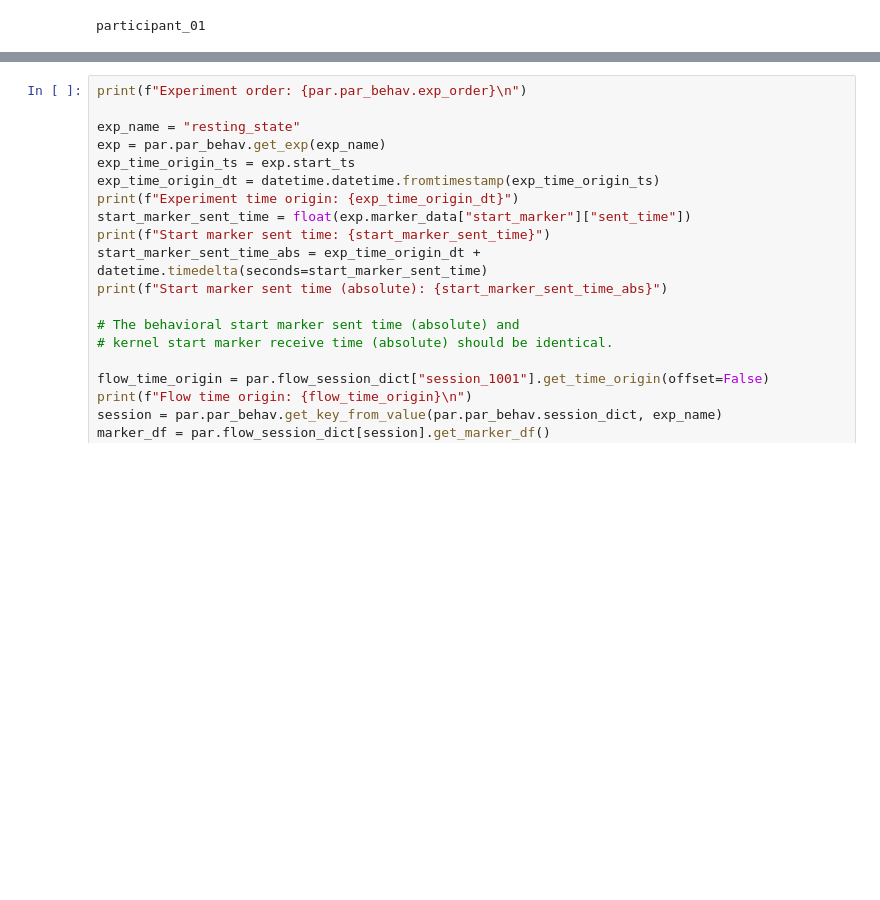
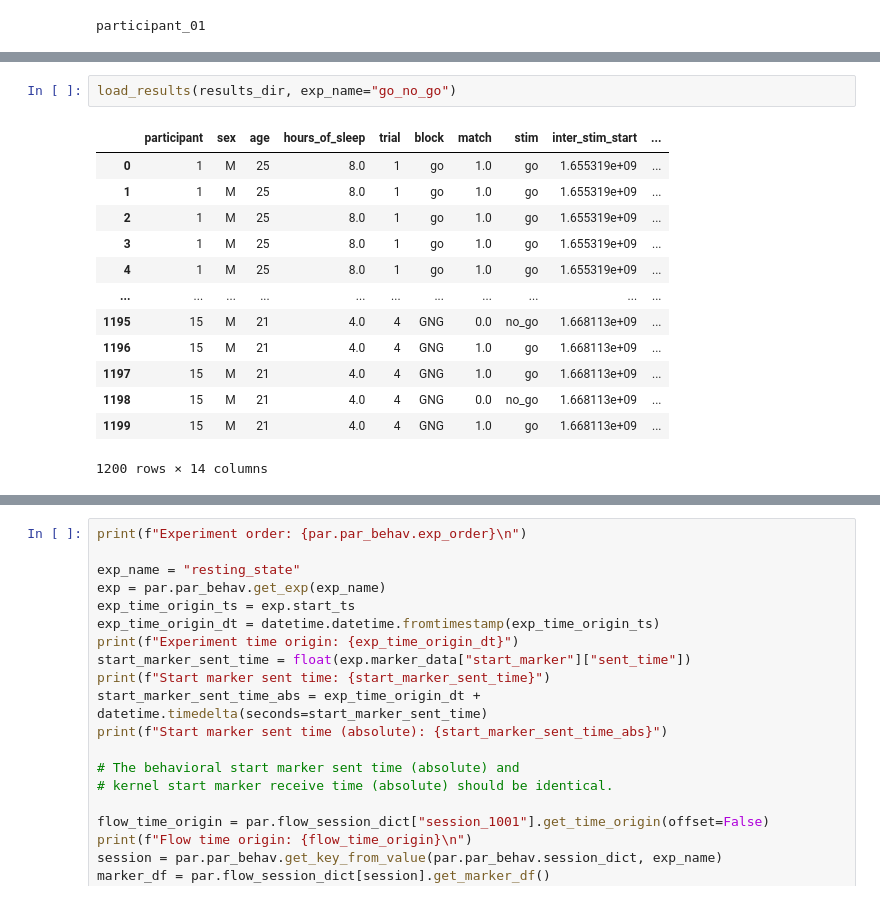
Before and after one commit to AyazLab/KernelFlow_Analysis, a Jupyter notebook: flow_analysis.ipynb, the cells around one changed output, grey strips where cells are left out. Drawn from its saved outputs; the diff is of its cells as text; blank space fills up the shorter version.

```diff
--- a/flow_analysis.ipynb
+++ b/flow_analysis.ipynb
@@ -636,0 +690,16 @@ participant_01
+# %%
+load_results(results_dir, exp_name="go_no_go")
+# %% [output]
+|  | participant | sex | age | hours_of_sleep | trial | block | match | stim | inter_stim_start | ... |
+| 0 | 1 | M | 25 | 8.0 | 1 | go | 1.0 | go | 1.655319e+09 | ... |
+| 1 | 1 | M | 25 | 8.0 | 1 | go | 1.0 | go | 1.655319e+09 | ... |
+| 2 | 1 | M | 25 | 8.0 | 1 | go | 1.0 | go | 1.655319e+09 | ... |
+| 3 | 1 | M | 25 | 8.0 | 1 | go | 1.0 | go | 1.655319e+09 | ... |
+| 4 | 1 | M | 25 | 8.0 | 1 | go | 1.0 | go | 1.655319e+09 | ... |
+| ... | ... | ... | ... | ... | ... | ... | ... | ... | ... | ... |
+| 1195 | 15 | M | 21 | 4.0 | 4 | GNG | 0.0 | no_go | 1.668113e+09 | ... |
+| 1196 | 15 | M | 21 | 4.0 | 4 | GNG | 1.0 | go | 1.668113e+09 | ... |
+| 1197 | 15 | M | 21 | 4.0 | 4 | GNG | 1.0 | go | 1.668113e+09 | ... |
+| 1198 | 15 | M | 21 | 4.0 | 4 | GNG | 0.0 | no_go | 1.668113e+09 | ... |
+| 1199 | 15 | M | 21 | 4.0 | 4 | GNG | 1.0 | go | 1.668113e+09 | ... |
+1200 rows × 14 columns
```
Also changed, not shown: parts of 16 cells of this notebook, 3 other files.
